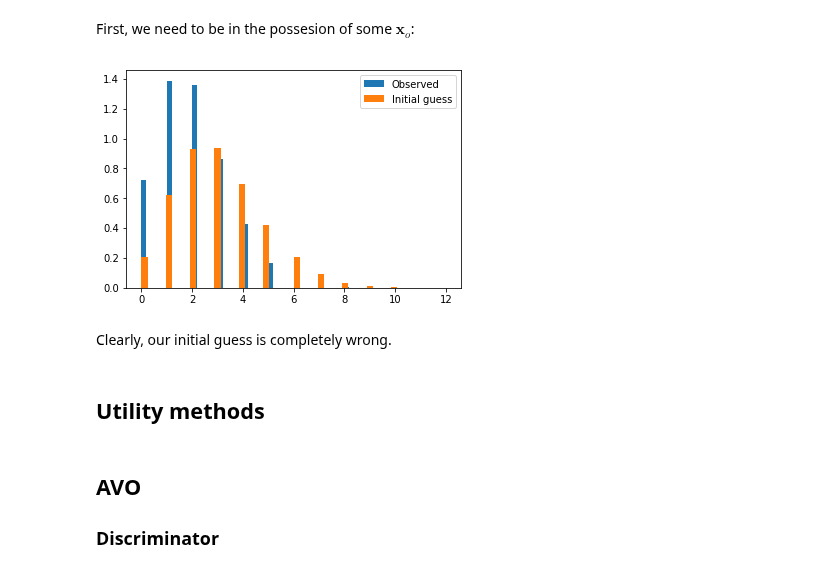
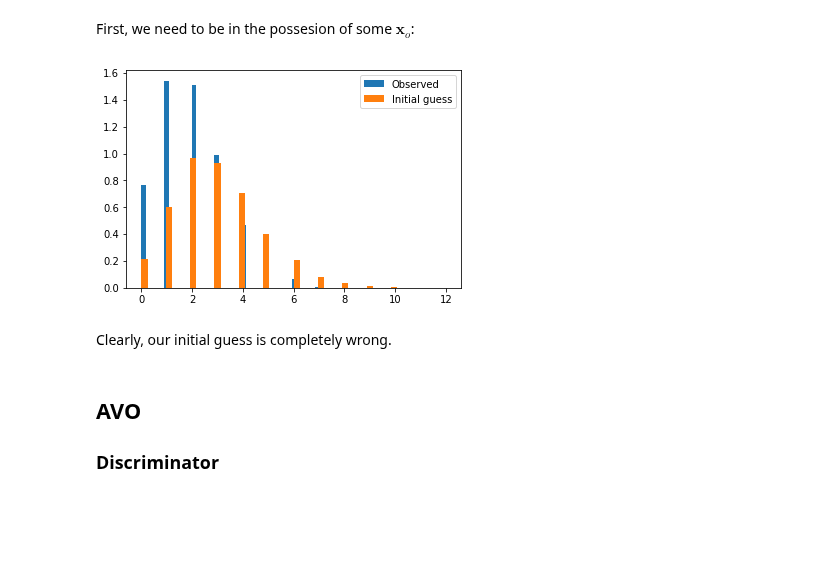
Before and after one commit to montefiore-institute/hypothesis, a Jupyter notebook: examples/avo_poisson.ipynb, the cells around one changed output. Cells and saved outputs as stored; diff of their text form; code cells hidden in the pictures; blank space fills up the shorter version.

```diff
--- a/examples/avo_poisson.ipynb
+++ b/examples/avo_poisson.ipynb
@@ -12,16 +12,14 @@ First, we need to be in the possesion of some $\mathbf{x}_o$:
 # %%
 from hypothesis.benchmark.poisson import allocate_observations
 
-theta_true, x_o = allocate_observations(1.95)
+observations = allocate_observations(1.95)
 
-# Show some observation, with some initial guess.z
-plt.hist(x_o.numpy(), bins=50, label="Observed", density=True)
-plt.hist(allocate_observations(3.)[1].numpy(), bins=50, label="Initial guess", density=True)
+# Show some observation, with some initial guess.
+plt.hist(observations.numpy(), bins=50, label="Observed", density=True)
+plt.hist(allocate_observations(3.).numpy(), bins=50, label="Initial guess", density=True)
 plt.legend()
 plt.show()
 # %% [output]
-[figure, old version]
+[figure, new version]
 # %% [markdown]
 Clearly, our initial guess is completely wrong.
-# %% [markdown]
-## Utility methods
```
Also changed, not shown: parts of 10 cells of this notebook, 1 other file.
